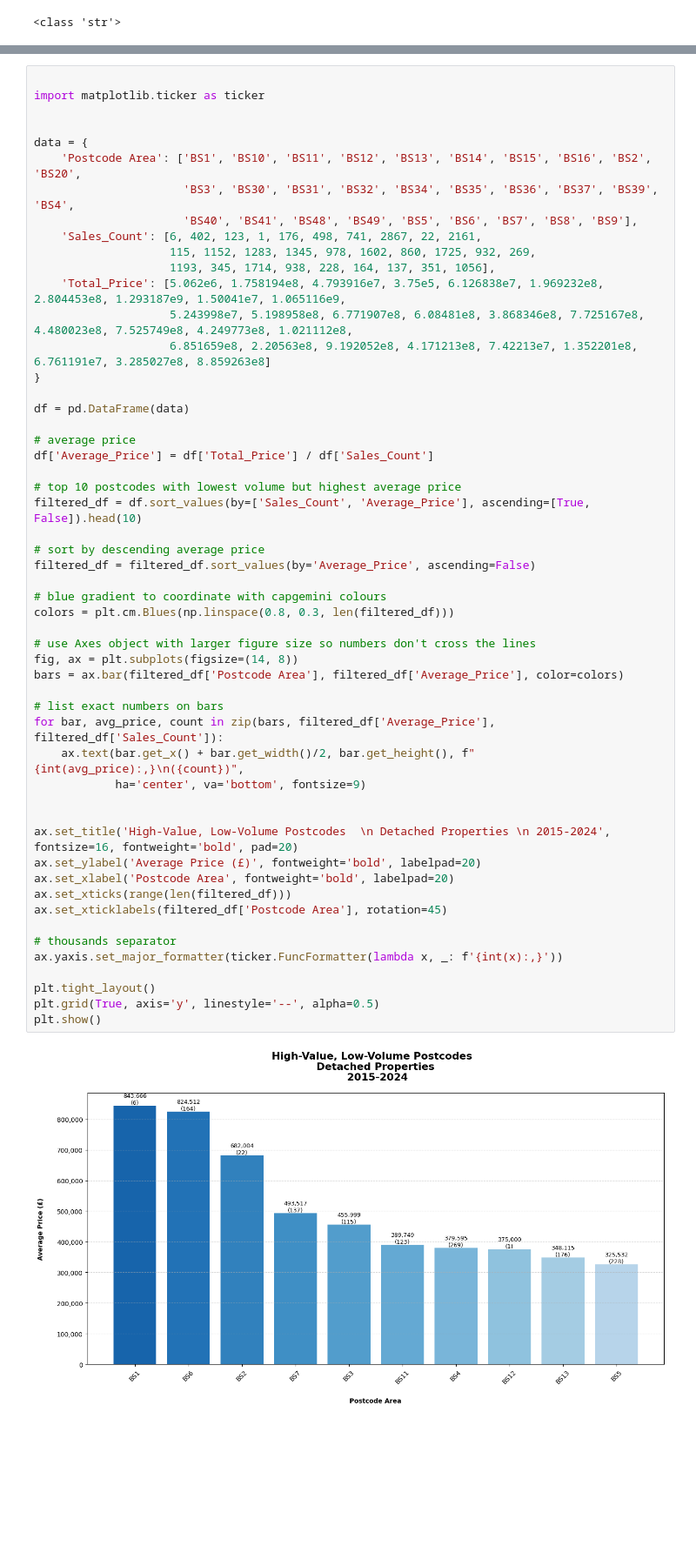
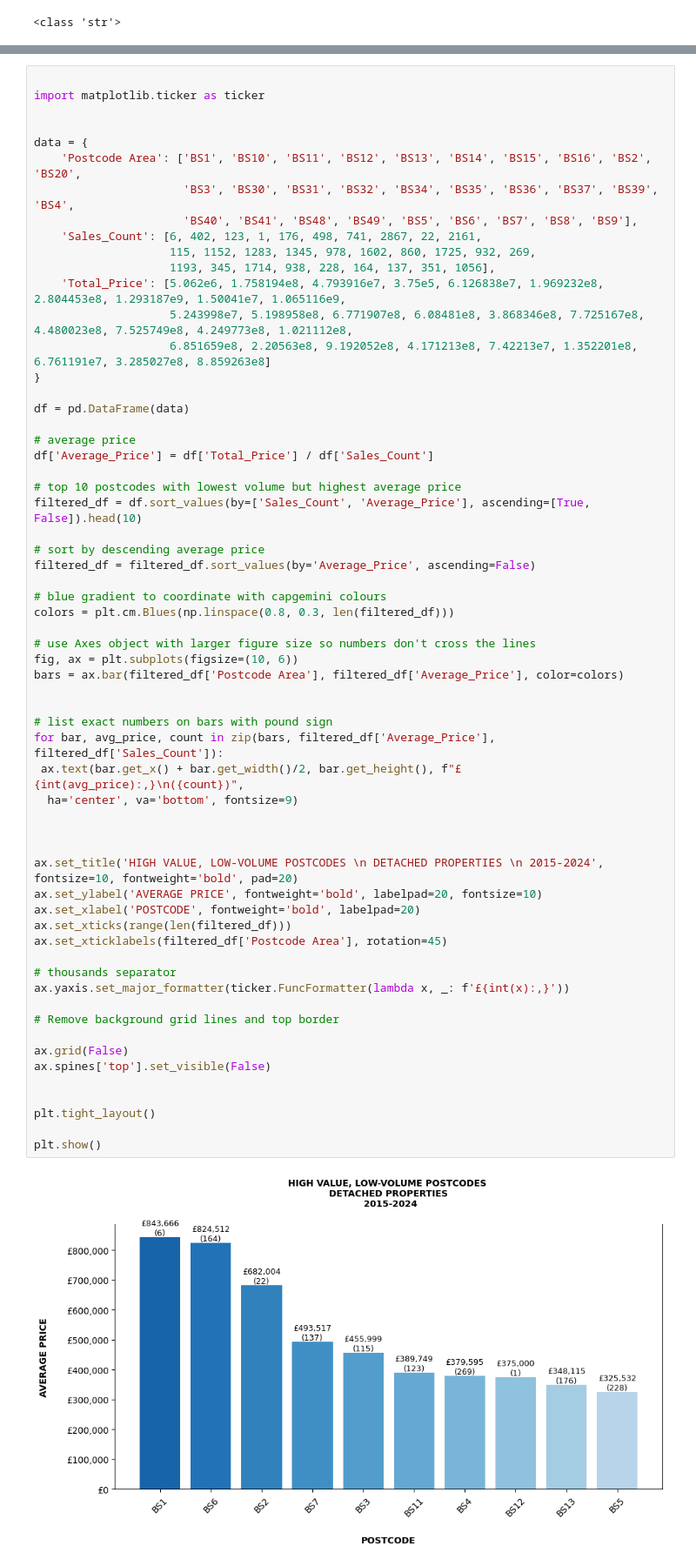
Before and after one commit to lisafranchetti/JET, a Jupyter notebook: detached.ipynb, the cells around one changed output, grey strips where cells are left out. Shown at 87% size. Cells and saved outputs as stored; diff of their text form; blank space fills up the shorter version.

```diff
--- a/detached.ipynb
+++ b/detached.ipynb
@@ -278,43 +302,51 @@ data = {
 }
 
 df = pd.DataFrame(data)
 
 # average price
 df['Average_Price'] = df['Total_Price'] / df['Sales_Count']
 
 # top 10 postcodes with lowest volume but highest average price
 filtered_df = df.sort_values(by=['Sales_Count', 'Average_Price'], ascending=[True, False]).head(10)
 
 # sort by descending average price
 filtered_df = filtered_df.sort_values(by='Average_Price', ascending=False)
 
 # blue gradient to coordinate with capgemini colours
 colors = plt.cm.Blues(np.linspace(0.8, 0.3, len(filtered_df)))
 
 # use Axes object with larger figure size so numbers don't cross the lines
-fig, ax = plt.subplots(figsize=(14, 8))
+fig, ax = plt.subplots(figsize=(10, 6))
 bars = ax.bar(filtered_df['Postcode Area'], filtered_df['Average_Price'], color=colors)
 
-# list exact numbers on bars
+
+# list exact numbers on bars with pound sign
 for bar, avg_price, count in zip(bars, filtered_df['Average_Price'], filtered_df['Sales_Count']):
-    ax.text(bar.get_x() + bar.get_width()/2, bar.get_height(), f"{int(avg_price):,}\n({count})",
-            ha='center', va='bottom', fontsize=9)
+ ax.text(bar.get_x() + bar.get_width()/2, bar.get_height(), f"£{int(avg_price):,}\n({count})",
+  ha='center', va='bottom', fontsize=9)
 
 
-ax.set_title('High-Value, Low-Volume Postcodes  \n Detached Properties \n 2015-2024', fontsize=16, fontweight='bold', pad=20)
-ax.set_ylabel('Average Price (£)', fontweight='bold', labelpad=20)
-ax.set_xlabel('Postcode Area', fontweight='bold', labelpad=20)
+
+ax.set_title('HIGH VALUE, LOW-VOLUME POSTCODES \n DETACHED PROPERTIES \n 2015-2024', fontsize=10, fontweight='bold', pad=20)
+ax.set_ylabel('AVERAGE PRICE', fontweight='bold', labelpad=20, fontsize=10)
+ax.set_xlabel('POSTCODE', fontweight='bold', labelpad=20)
 ax.set_xticks(range(len(filtered_df)))
 ax.set_xticklabels(filtered_df['Postcode Area'], rotation=45)
 
 # thousands separator
-ax.yaxis.set_major_formatter(ticker.FuncFormatter(lambda x, _: f'{int(x):,}'))
+ax.yaxis.set_major_formatter(ticker.FuncFormatter(lambda x, _: f'£{int(x):,}'))
+
+# Remove background grid lines and top border
+
+ax.grid(False)
+ax.spines['top'].set_visible(False)
+
 
 plt.tight_layout()
-plt.grid(True, axis='y', linestyle='--', alpha=0.5)
+
 plt.show()
 # %% [output]
-[figure, old version]
+[figure, new version]
 # %%
 import pandas as pd
 import matplotlib.pyplot as plt
```
Also changed, not shown: parts of 8 cells of this notebook.
